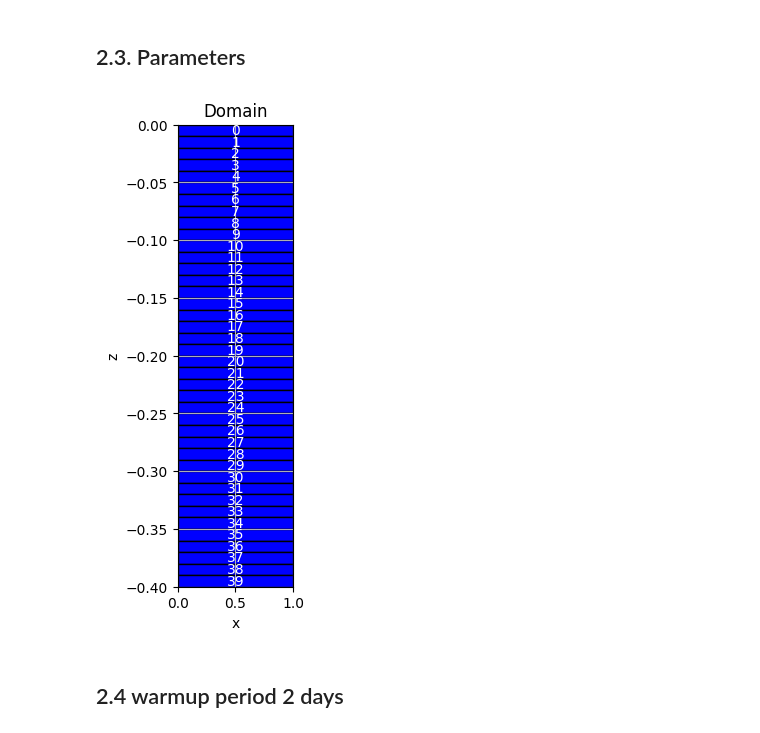
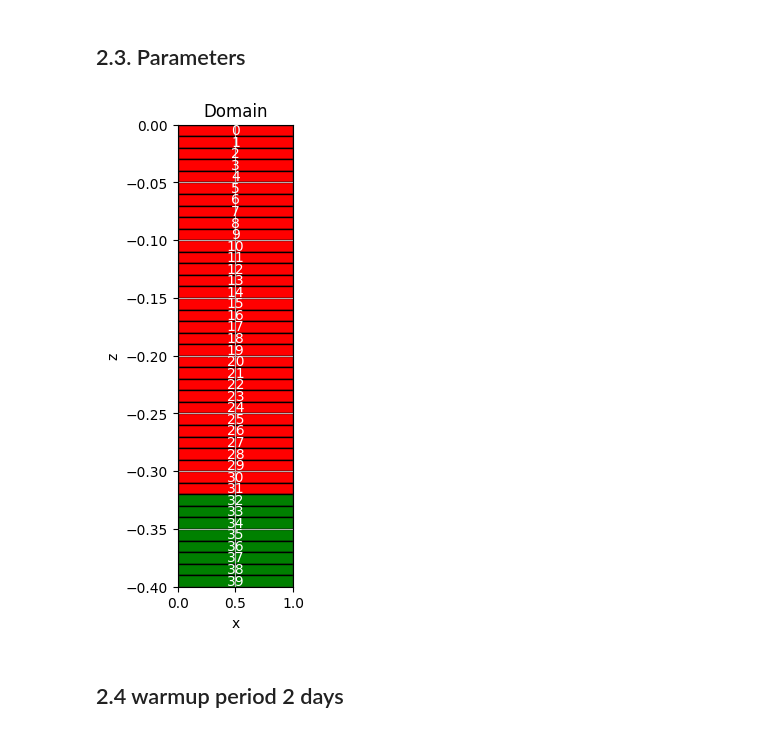
Before and after one commit to agnes-riviere/ginette, a Jupyter notebook: application/2024_TD_ENS/TD1_direct_model.ipynb, the cells around one changed output. Drawn from its saved outputs; the diff is of its cells as text; code cells hidden in the pictures.

```diff
--- a/application/2024_TD_ENS/TD1_direct_model.ipynb
+++ b/application/2024_TD_ENS/TD1_direct_model.ipynb
@@ -170,10 +171,10 @@ ginette exists
 la simulation commence à 2022-04-21 14:00:00
 # %%
 # Nombre de faciès dans la colonne. Si nb_zone=1, le milieu poreux est homogène.
-nb_zone = 1
+nb_zone = 2
 
 # Altitude de la limite en mètres. Si vous voulez plus de couches, ajoutez une nouvelle ligne.
-alt_thk = -0.11
+alt_thk = -0.32
 
 
 # Porosité
@@ -234,9 +235,9 @@ if nb_zone==1:
 if nb_zone==2:
     sim_temp=run_direct_model(date_simul_bg,z_bottom, dz, nb_zone, alt_thk, REF_k, REF_n, REF_l, REF_r, REF_k2=REF_k2, REF_n2=REF_n2, REF_l2=REF_l2, REF_r2=REF_r2)
 # %%
-plot_domain(nb_zone=nb_zone, alt_thk=all, z_top=z_top, z_bottom=z_bottom)
+plot_domain(nb_zone=nb_zone, alt_thk=alt_thk, z_top=z_top, z_bottom=z_bottom)
 # %% [output]
-[figure, old version]
+[figure, new version]
 # %% [markdown]
 ## 2.4 warmup period 2 days
 # %%
```
Also changed, not shown: parts of 6 cells of this notebook.
